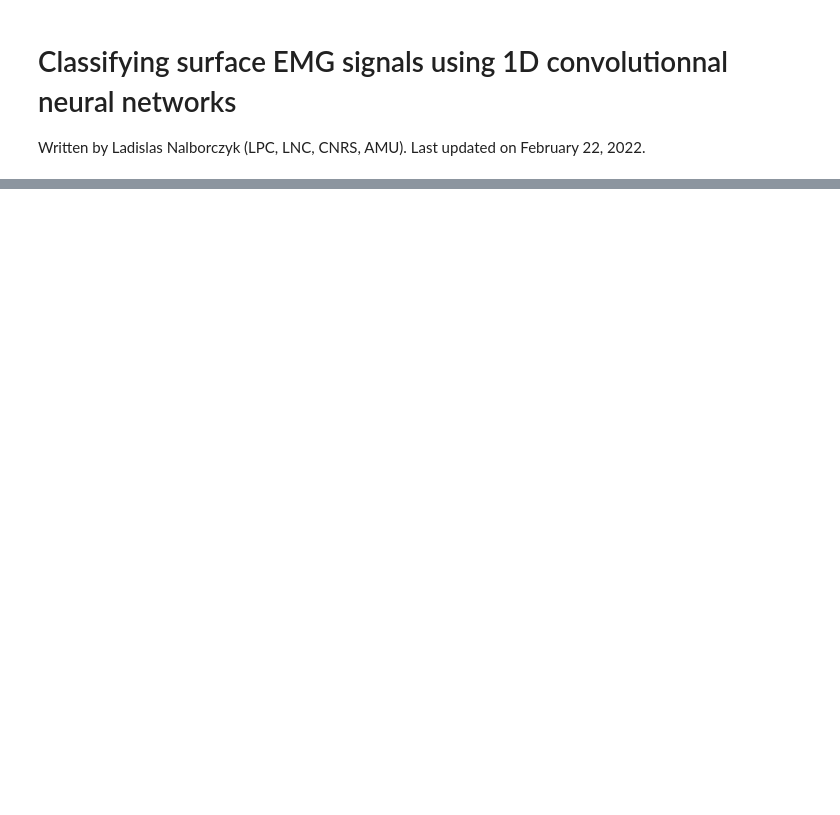
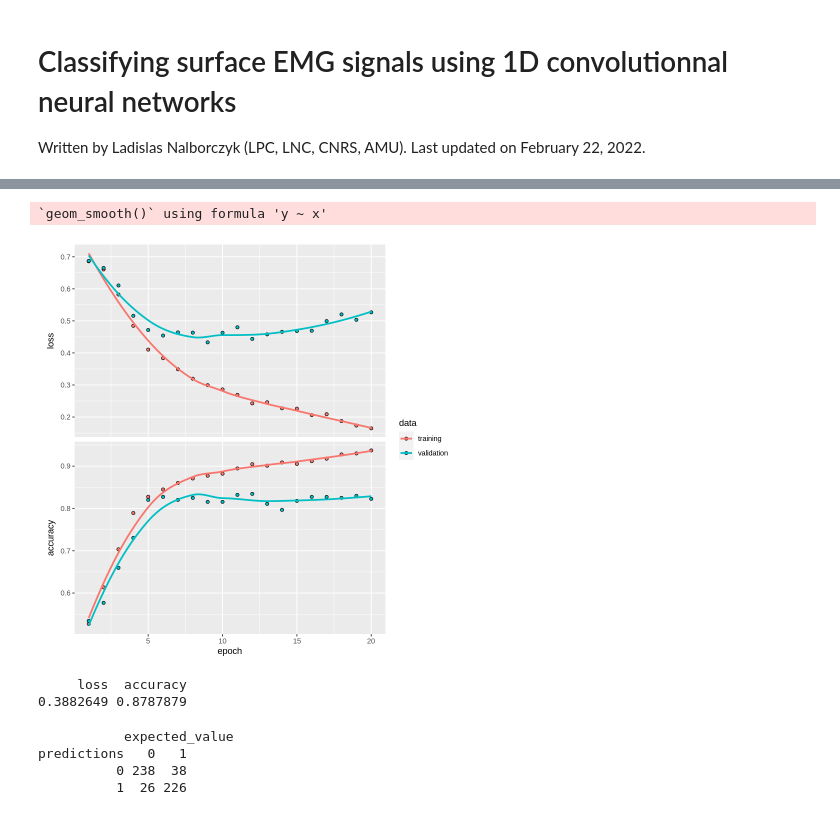
Before and after one commit to lnalborczyk/ilcb_deep_learning_2022, a Jupyter notebook: code/emg_classification_r.ipynb, the cells around one changed output, grey strips where cells are left out. Saved outputs shown, nothing was run; the diff lists cells and outputs as text; code cells hidden in the pictures; blank space fills up the shorter version.

```diff
--- a/code/emg_classification_r.ipynb
+++ b/code/emg_classification_r.ipynb
@@ -54,0 +68,4 @@ help(url)
+# %%
+# dummy encoding of labels
+num_classes <- n_distinct(y) %>% as.numeric
+y_categ <- to_categorical(y = y, num_classes = num_classes)
@@ -54,0 +74,7 @@ help(url)
+# %%
+# train/test split
+y_train <- y_categ[1:b, ]
+y_test <- y_categ[(b + 1):nrow(y_categ), ]
+# %%
+# input_shape should be [samples, time_steps, features]
+model <- keras_model_sequential()
@@ -54,0 +127,11 @@ help(url)
+# %%
+history <- model %>%
+    fit(
+        x_train, y_train,
+        epochs = 20,
+        batch_size = 10,
+        validation_split = 0.2
+        # callbacks = list(
+        #     callback_early_stopping(monitor = "val_loss", patience = 10, verbose = 1)
+        #     )
+        )
@@ -54,0 +145,11 @@ help(url)
+# %%
+plot(history)
+# %% [output]
+`geom_smooth()` using formula 'y ~ x'
+[figure, added]
+# %%
+# evaluating the model's predictions
+model %>% evaluate(x_test, y_test)
+# %% [output]
+     loss  accuracy
+0.3882649 0.8787879
@@ -54,0 +161,8 @@ help(url)
+# %%
+# confusion matrix
+table(predictions, expected_value)
+# %% [output]
+           expected_value
+predictions   0   1
+          0 238  38
+          1  26 226
```
Also changed, not shown: parts of 19 cells of this notebook.
